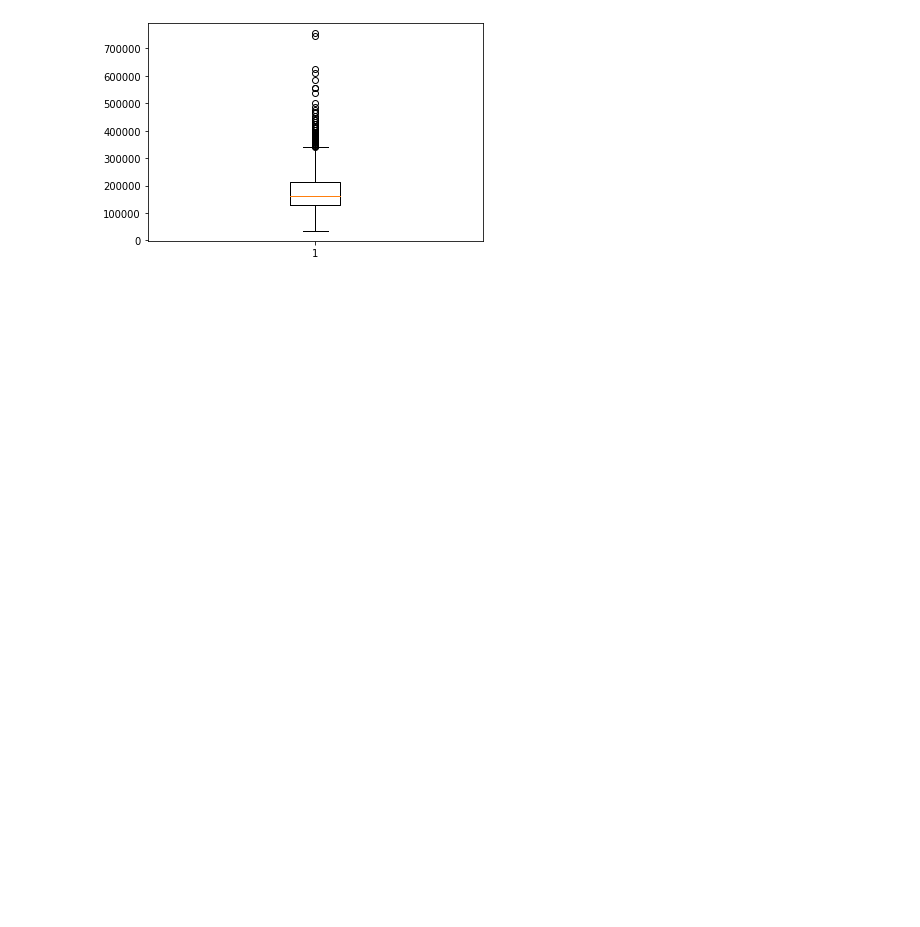
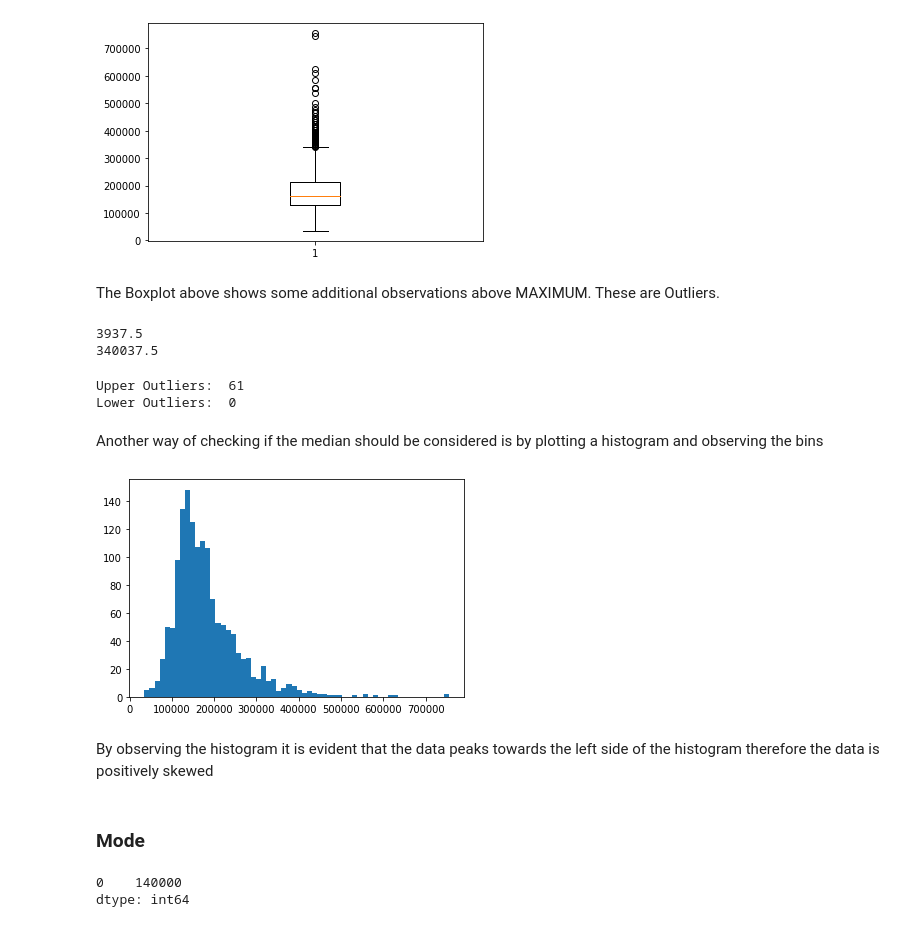
Before and after one commit to cedricbansah/data-science-practice, a Jupyter notebook: week_6_notebook.ipynb, the cells around one changed output. Saved outputs shown, nothing was run; the diff lists cells and outputs as text; code cells hidden in the pictures; blank space fills up the shorter version.

```diff
--- a/week_6_notebook.ipynb
+++ b/week_6_notebook.ipynb
@@ -68,3 +85,41 @@ def box_plot():
 box_plot()
 # %% [output]
 [figure]
+# %% [markdown]
+The Boxplot above shows some additional observations above MAXIMUM. These are Outliers.
+# %%
+#code to find number of outliers
+
+outlier_lower_limit = q1_sp - 1.5 * iqr
+outlier_upper_limit = q3_sp + 1.5 * iqr
+print(outlier_lower_limit)
+print(outlier_upper_limit)
+# %% [output]
+3937.5
+340037.5
+# %%
+lowerlimit_outliers = sales_price[sales_price < outlier_lower_limit].count()
+upperlimit_outliers = sales_price[sales_price > outlier_upper_limit].count()
+
+print("Upper Outliers: ", upperlimit_outliers)
+print("Lower Outliers: ", lowerlimit_outliers)
+# %% [output]
+Upper Outliers:  61
+Lower Outliers:  0
+# %% [markdown]
+Another way of checking if the median should be considered is by plotting a histogram and observing the bins
+# %%
+plt.hist(sales_price, bins=60)
+plt.show()
+# %% [output]
+[figure, added]
+# %% [markdown]
+By observing the histogram it is evident that the data peaks towards the left side of the histogram therefore the data is positively skewed
+# %% [markdown]
+### Mode
+# %%
+mode_sp = sales_price.mode()
+mode_sp
+# %% [output]
+0    140000
+dtype: int64
```
Also changed, not shown: parts of 26 cells of this notebook.
